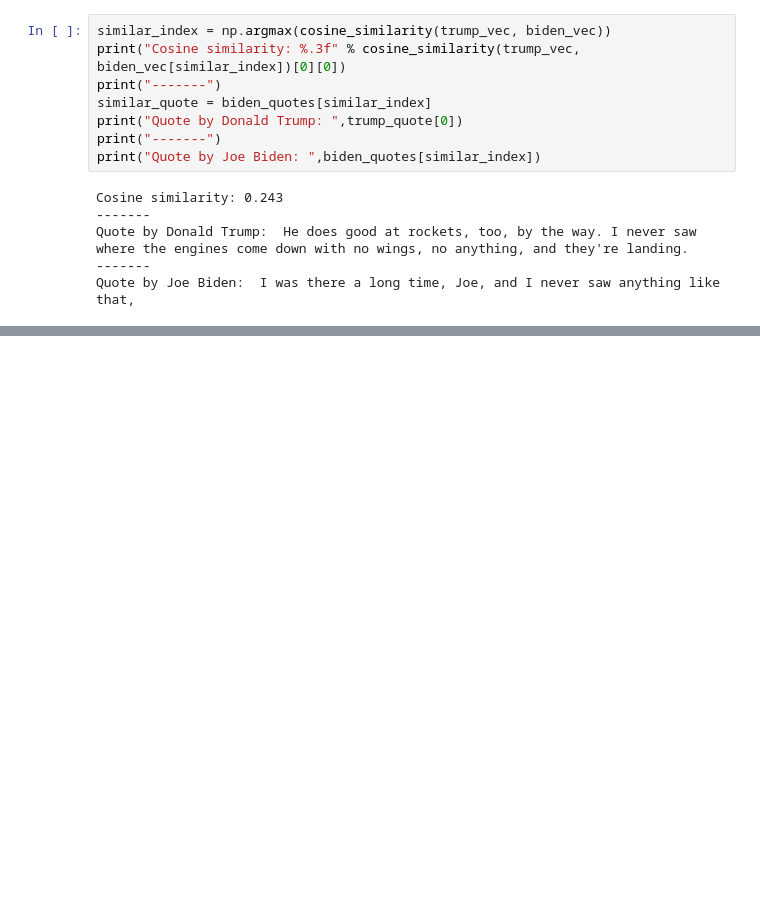
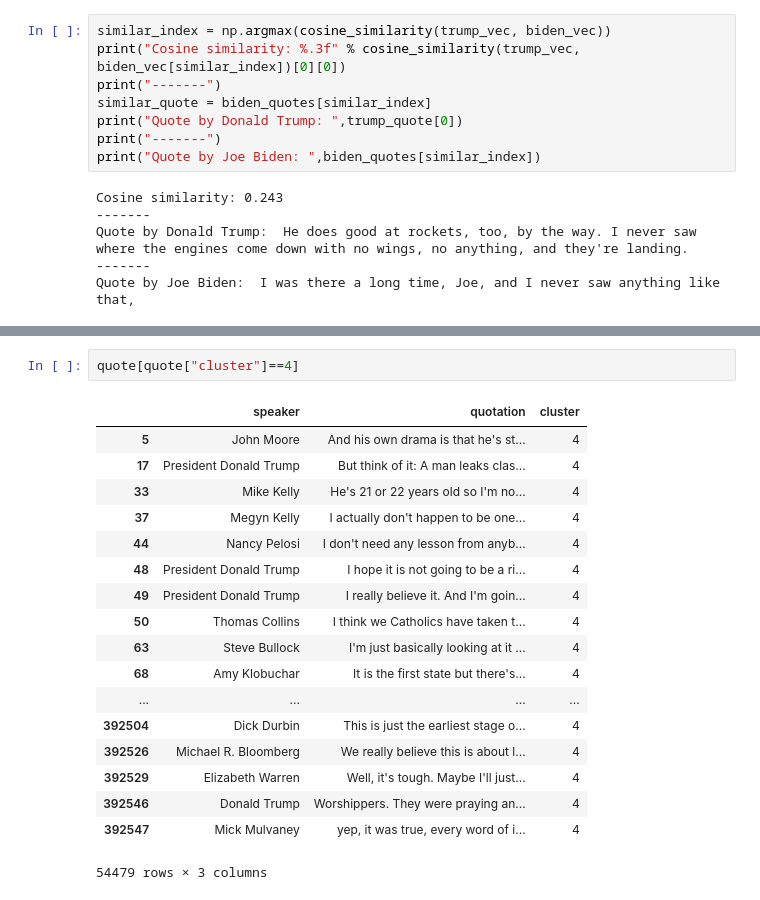
Before and after one commit to epfl-ada/ada-2021-project-sunshine-analytica, a Jupyter notebook: Milestone2.ipynb, the cells around one changed output, grey strips where cells are left out. Saved outputs shown, nothing was run; the diff lists cells and outputs as text; blank space fills up the shorter version.

```diff
--- a/Milestone2.ipynb
+++ b/Milestone2.ipynb
@@ -157,0 +299,21 @@ Quote by Joe Biden:  I was there a long time, Joe, and I never saw anything like
+# %%
+quote[quote["cluster"]==4]
+# %% [output]
+|  | speaker | quotation | cluster |
+| 5 | John Moore | And his own drama is that he's st... | 4 |
+| 17 | President Donald Trump | But think of it: A man leaks clas... | 4 |
+| 33 | Mike Kelly | He's 21 or 22 years old so I'm no... | 4 |
+| 37 | Megyn Kelly | I actually don't happen to be one... | 4 |
+| 44 | Nancy Pelosi | I don't need any lesson from anyb... | 4 |
+| 48 | President Donald Trump | I hope it is not going to be a ri... | 4 |
+| 49 | President Donald Trump | I really believe it. And I'm goin... | 4 |
+| 50 | Thomas Collins | I think we Catholics have taken t... | 4 |
+| 63 | Steve Bullock | I'm just basically looking at it ... | 4 |
+| 68 | Amy Klobuchar | It is the first state but there's... | 4 |
+| ... | ... | ... | ... |
+| 392504 | Dick Durbin | This is just the earliest stage o... | 4 |
+| 392526 | Michael R. Bloomberg | We really believe this is about l... | 4 |
+| 392529 | Elizabeth Warren | Well, it's tough. Maybe I'll just... | 4 |
+| 392546 | Donald Trump | Worshippers. They were praying an... | 4 |
+| 392547 | Mick Mulvaney | yep, it was true, every word of i... | 4 |
+54479 rows × 3 columns
```
Also changed, not shown: parts of 22 cells of this notebook.
